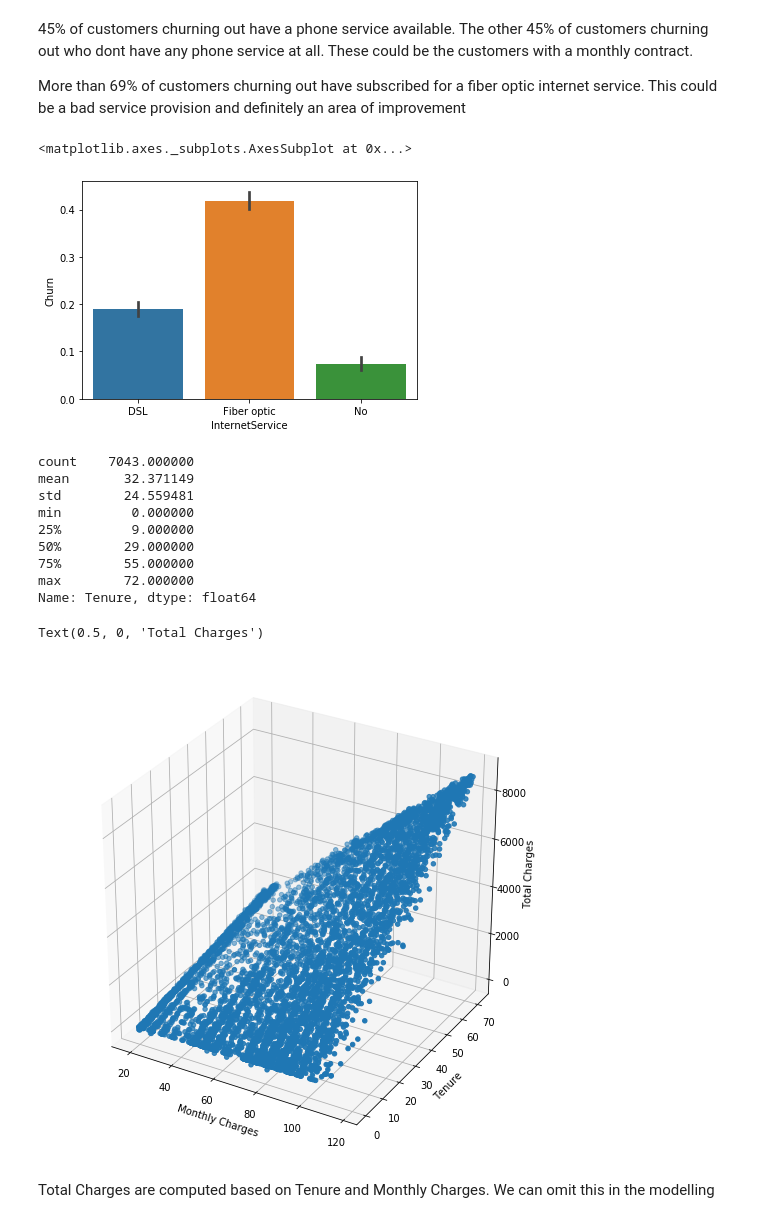
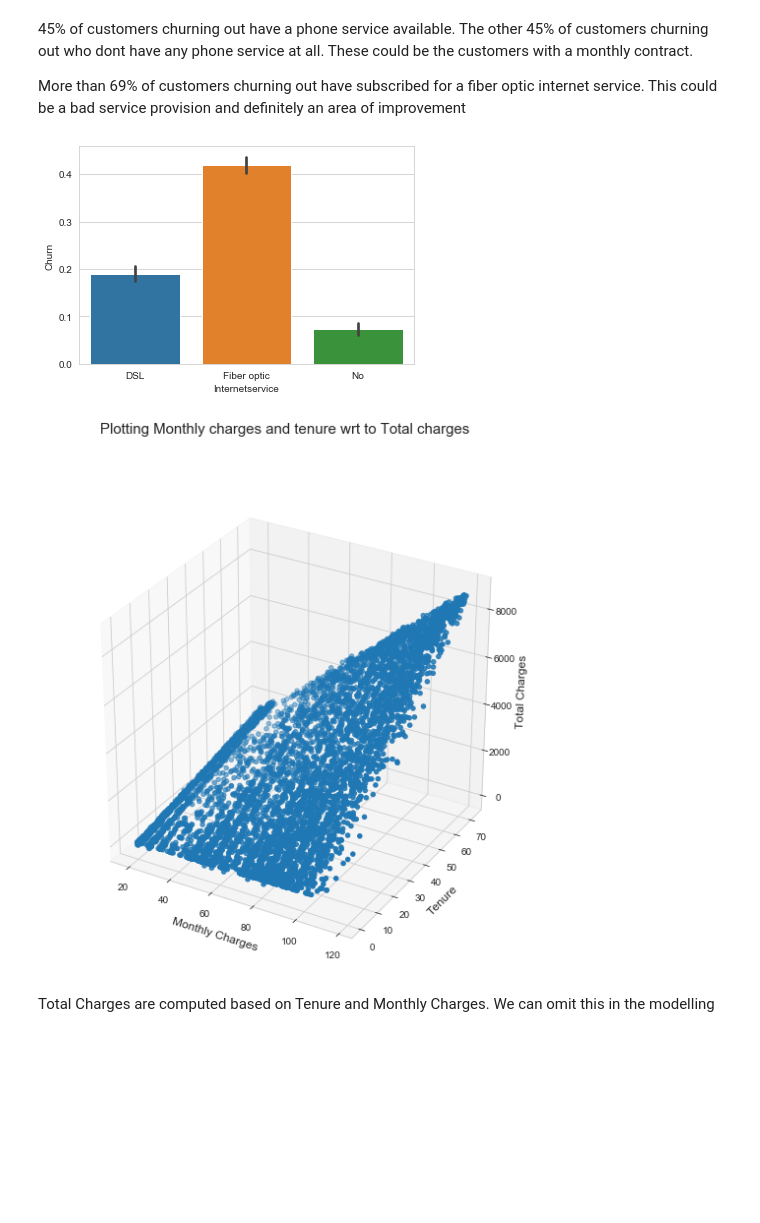
Before and after one commit to KanduriR/Kaggle-Telco-Customer-Churn, a Jupyter notebook: Telecomm Churn - EDA.ipynb, the cells around one changed output. Drawn from its saved outputs; the diff is of its cells as text; code cells hidden in the pictures; blank space fills up the shorter version.

```diff
--- a/Telecomm Churn - EDA.ipynb
+++ b/Telecomm Churn - EDA.ipynb
@@ -35,7 +35,7 @@ def load_clean_data(filepath):
         print('\n\nNo null entries in the data')
 
     print("\nHere's some sample data for you ::\n ")
-    display(df)
+    display(df.head(15))
     return df
 
 
@@ -85,13 +101,16 @@ data['Churn'] = np.where(data['Churn']=='Yes',1,0)
 # %%
 fig, ax = plt.subplots(2,2, figsize=(10,10), sharey=True)
 
-plt.suptitle('Num of churned customers for diff customer charectaristic',fontsize=12)
+sns.set_style(style="whitegrid")
+
+plt.suptitle('Num of churned customers for diff customer charectaristic',fontsize=17)
 
 for axes,x in zip(ax.flatten(),['Gender','Seniorcitizen','Partner','Dependents']):
-    sns.barplot(x=x, y='Churn',data=data,ax=axes, estimator=sum,)
-    axes.set_title('{} vs Churn'.format(x))
+    sns.barplot(x=x, y='Churn',data=data,ax=axes, estimator=sum)
+    axes.set_title('{} vs Churn'.format(x), fontsize = 14)
+    axes.set_xlabel(x,fontsize=12)
+    axes.set_ylabel('Churn', fontsize=12)
     #axes.annotate(str(data.query('Churn==1').x.value_counts()[0]), (0,))
 
-
 plt.show()
 # %% [output]
@@ -211,38 +215,25 @@ plt.pie
 
 More than 69% of customers churning out have subscribed for a fiber optic internet service. This could be a bad service provision and definitely an area of improvement
 # %%
-sns.barplot(x='InternetService',y='Churn',hue_order=['OnlineSecurity','OnlineBackup'],data=data)
+ax = sns.barplot(x='Internetservice',y='Churn',data=data)
 # %% [output]
-<matplotlib.axes._subplots.AxesSubplot at 0x...>
-[figure, old version]
+[figure, new version]
 # %%
 #Lets convert categorical data into numbers.
 #Phone Service and Internet Service are the major services with other services branching out from there.
 #Customer traits are also objects.
-# %%
-data.Tenure.describe()
-# %% [output]
-count    7043.000000
-mean       32.371149
-std        24.559481
-min         0.000000
-25%         9.000000
-50%        29.000000
-75%        55.000000
-max        72.000000
-Name: Tenure, dtype: float64
 # %%
 from mpl_toolkits.mplot3d import Axes3D
 #plotting total charges vs monthly charges - are they correlated
-#plt.scatter(data.MonthlyCharges, pd.to_numeric(data.TotalCharges, errors='coerce').fillna(0))
 fig = plt.figure(figsize=(9,9))
 ax = fig.add_subplot(111, projection = '3d')
 ax.scatter(data.Monthlycharges, data.Tenure, pd.to_numeric(data.Totalcharges, errors='coerce').fillna(0))
-ax.set_xlabel('Monthly Charges')
-ax.set_ylabel('Tenure')
-ax.set_zlabel('Total Charges')
+fig.suptitle('Plotting Monthly charges and tenure wrt to Total charges',fontsize=15)
+ax.set_xlabel('Monthly Charges',fontsize=12)
+ax.set_ylabel('Tenure',fontsize=12)
+ax.set_zlabel('Total Charges',fontsize=12)
+plt.show()
 # %% [output]
-Text(0.5, 0, 'Total Charges')
-[figure, old version]
+[figure, new version]
 # %% [markdown]
 Total Charges are computed based on Tenure and Monthly Charges. We can omit this in the modelling
```
Also changed, not shown: parts of 14 cells of this notebook, 1 other file.
